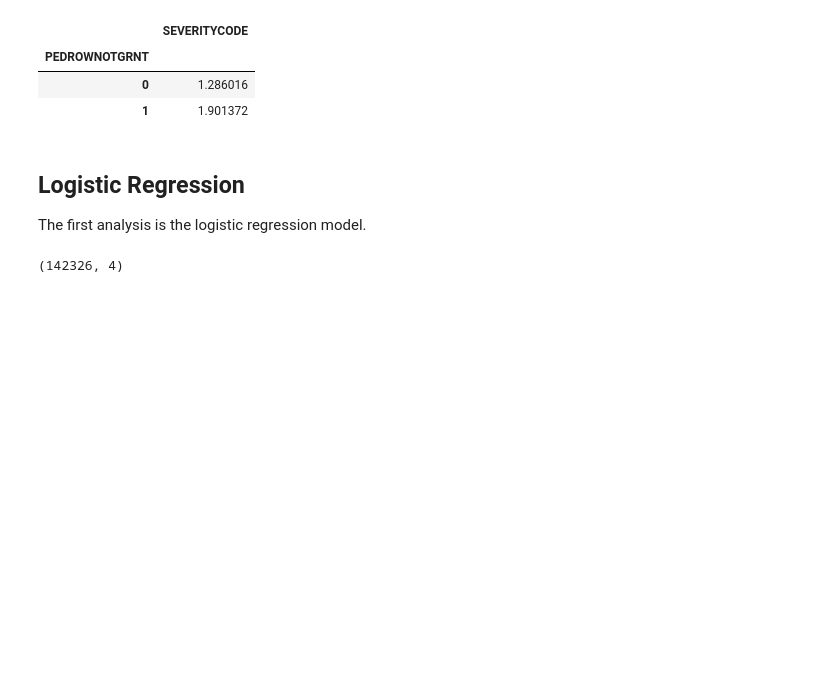
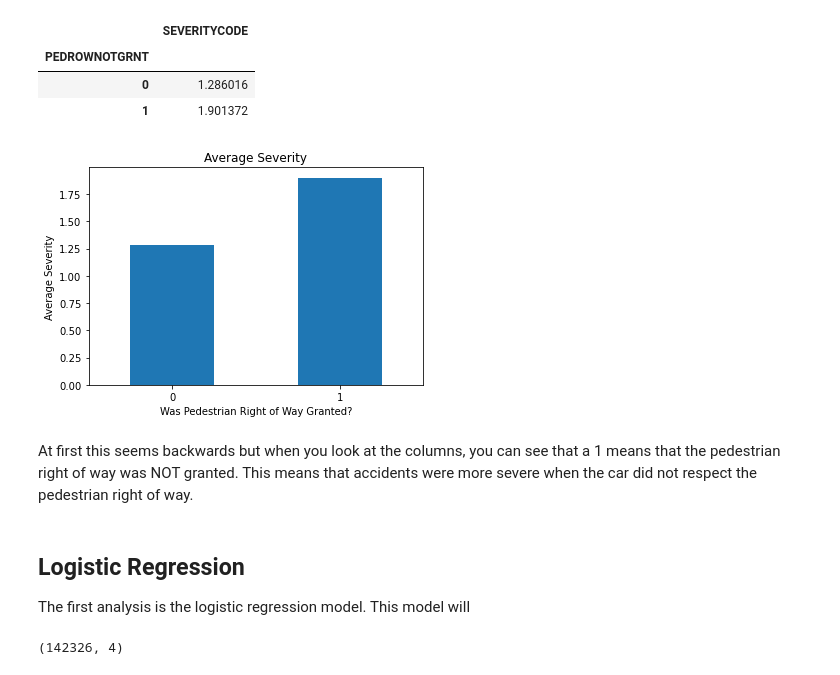
Before and after one commit to Duvey314/Coursera_Capstone, a Jupyter notebook: capstone.ipynb, the cells around one changed output. Cells and saved outputs as stored; diff of their text form; code cells hidden in the pictures; blank space fills up the shorter version.

```diff
--- a/capstone.ipynb
+++ b/capstone.ipynb
@@ -196,15 +213,25 @@ ped_group_df
 # %%
 # How does pedestrian right of way effect severity
-ped_group_df = ped_df[['PEDROWNOTGRNT','SEVERITYCODE']].groupby(by='PEDROWNOTGRNT').mean()
-ped_group_df
+row_group_df = ped_df[['PEDROWNOTGRNT','SEVERITYCODE']].groupby(by='PEDROWNOTGRNT').mean()
+row_group_df
 # %% [output]
 |  | SEVERITYCODE |
 | PEDROWNOTGRNT |  |
 | 0 | 1.286016 |
 | 1 | 1.901372 |
+# %%
+row_graph = row_group_df.plot.bar(rot=360,
+                                    title = "Average Severity")
+row_graph.set_xlabel('Was Pedestrian Right of Way Granted?')
+row_graph.set_ylabel('Average Severity')
+row_graph.get_legend().remove()
+# %% [output]
+[figure, added]
+# %% [markdown]
+At first this seems backwards but when you look at the columns, you can see that a 1 means that the pedestrian right of way was NOT granted. This means that accidents were more severe when the car did not respect the pedestrian right of way.
 # %% [markdown]
 ## Logistic Regression
-The first analysis is the logistic regression model.
+The first analysis is the logistic regression model. This model will
 # %%
 # Separate the Features (X) from the Target (y)
 y = ped_df['SEVERITYCODE']
```
Also changed, not shown: parts of 33 cells of this notebook, 1 other file.
